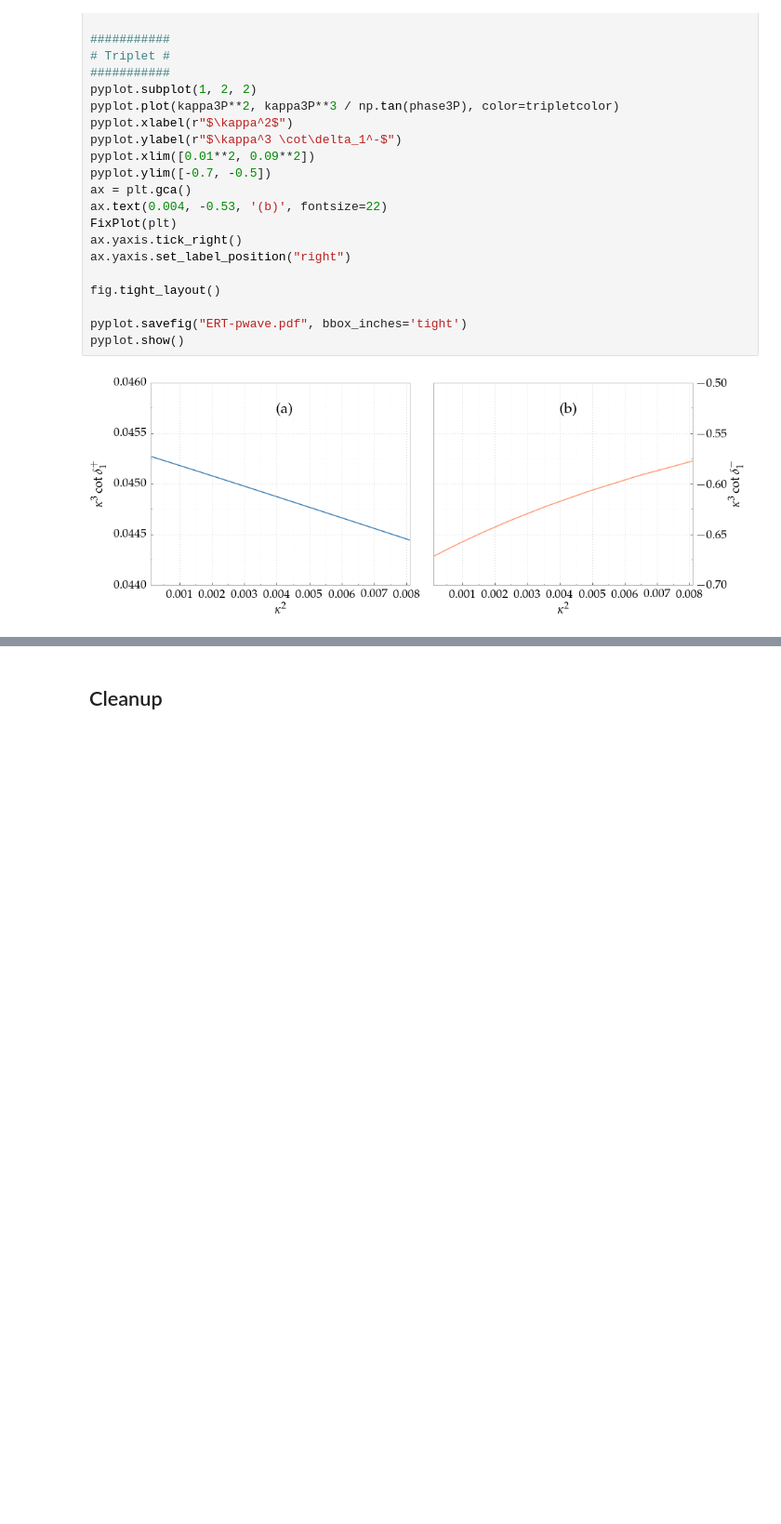
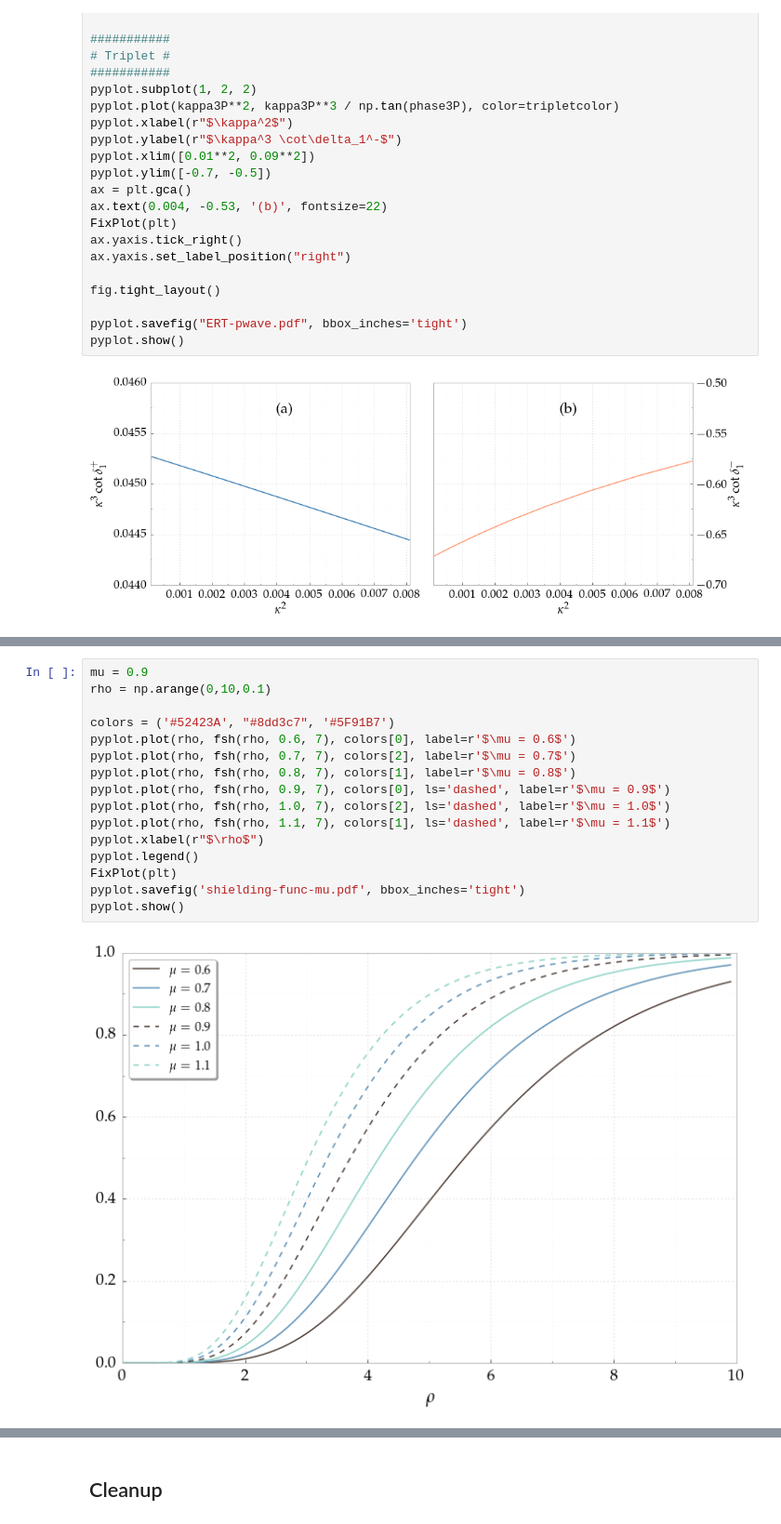
Before and after one commit to DentonW/Papers, a Jupyter notebook: Dissertation/IPython/Dissertation.ipynb, the cells around one changed output, grey strips where cells are left out. Shown at 93% size. Saved outputs shown, nothing was run; the diff lists cells and outputs as text; blank space fills up the shorter version.

```diff
--- a/Dissertation/IPython/Dissertation.ipynb
+++ b/Dissertation/IPython/Dissertation.ipynb
@@ -2553,0 +2579,18 @@ pyplot.show()
+# %%
+mu = 0.9
+rho = np.arange(0,10,0.1)
+
+colors = ('#52423A', "#8dd3c7", '#5F91B7')
+pyplot.plot(rho, fsh(rho, 0.6, 7), colors[0], label=r'$\mu = 0.6$')
+pyplot.plot(rho, fsh(rho, 0.7, 7), colors[2], label=r'$\mu = 0.7$')
+pyplot.plot(rho, fsh(rho, 0.8, 7), colors[1], label=r'$\mu = 0.8$')
+pyplot.plot(rho, fsh(rho, 0.9, 7), colors[0], ls='dashed', label=r'$\mu = 0.9$')
+pyplot.plot(rho, fsh(rho, 1.0, 7), colors[2], ls='dashed', label=r'$\mu = 1.0$')
+pyplot.plot(rho, fsh(rho, 1.1, 7), colors[1], ls='dashed', label=r'$\mu = 1.1$')
+pyplot.xlabel(r"$\rho$")
+pyplot.legend()
+FixPlot(plt)
+pyplot.savefig('shielding-func-mu.pdf', bbox_inches='tight')
+pyplot.show()
+# %% [output]
+[figure, added]
```
Also changed, not shown: parts of 9 cells of this notebook, 20 other files.
